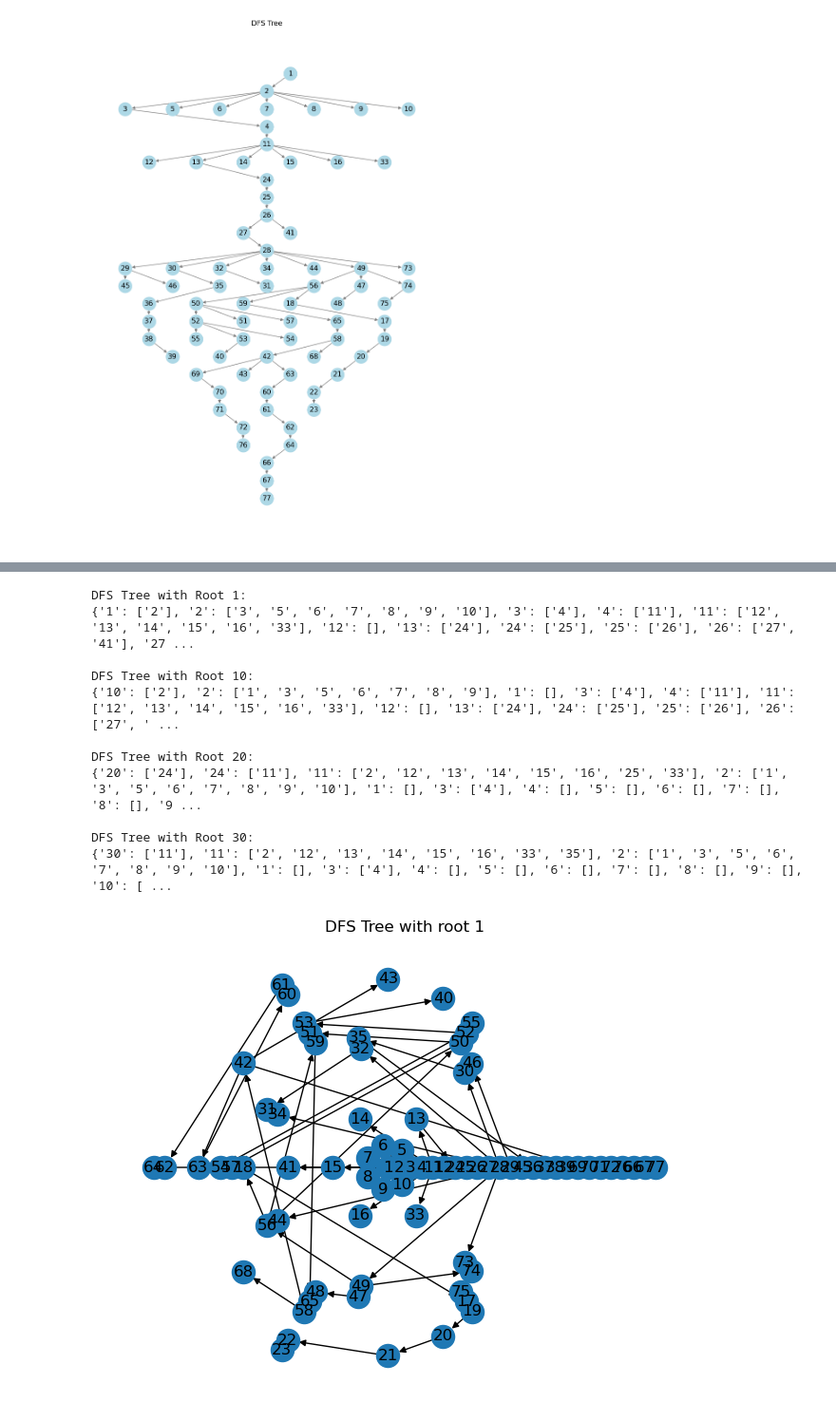
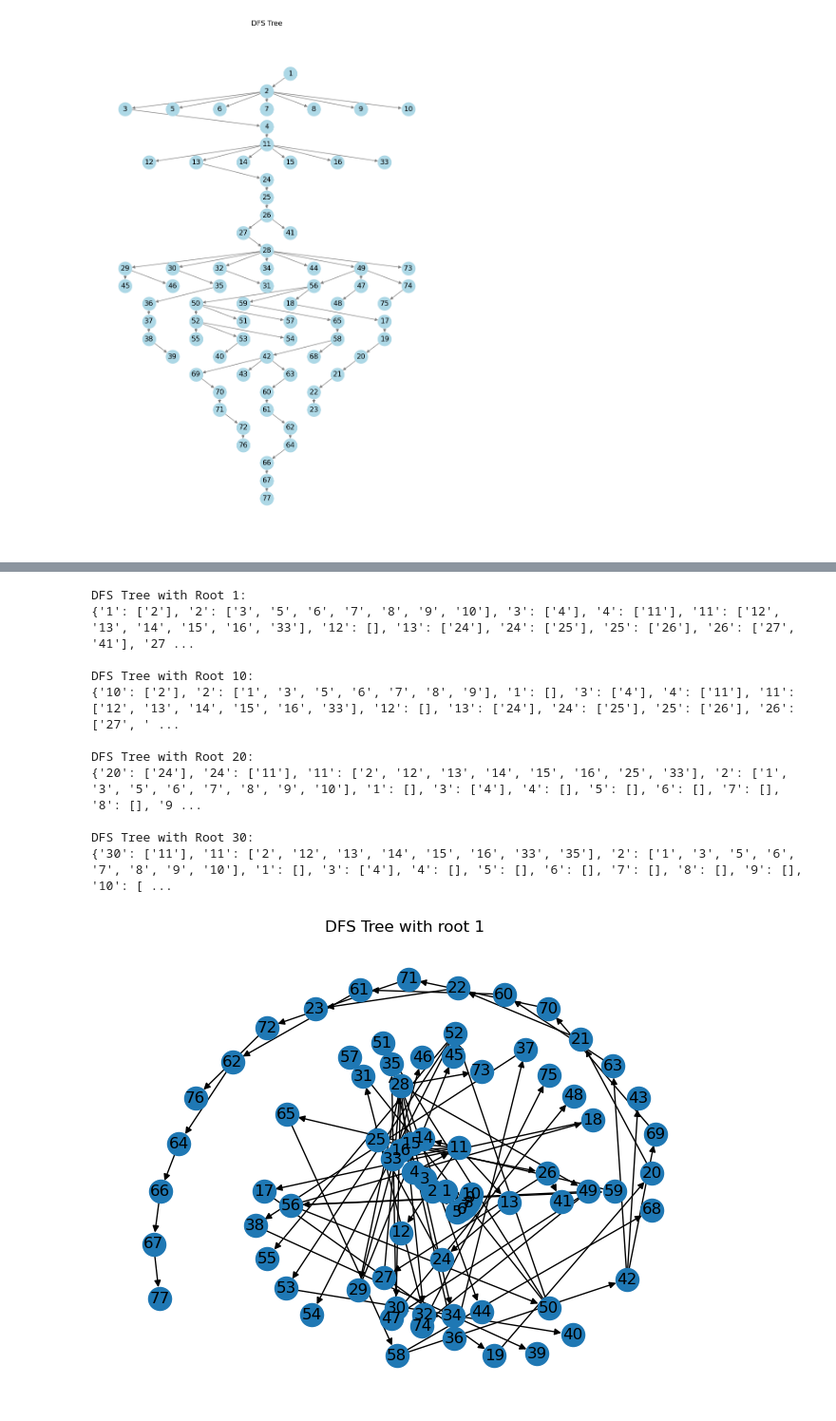
Before and after one commit to mauro-vb/graph-visualization-project, a Jupyter notebook: step 2.ipynb, the cells around one changed output, grey strips where cells are left out. Shown at 95% size. Saved outputs shown, nothing was run; the diff lists cells and outputs as text; code cells hidden in the pictures.

Commit message:
radial layout corrected

```diff
--- a/step 2.ipynb
+++ b/step 2.ipynb
@@ -162,28 +236,26 @@ plt.show()
 # %%
-# Convert the DFS tree into a NetworkX DiGraph object
 dfs_tree_graph = nx.DiGraph(dfs_tree)
 
-# Get the layout for the DFS tree
 dfs_layout = layered_tree_layout(dfs_tree, '1')
+scale = 100
+dfs_pos = radial_positions(dfs_tree, '1', dfs_layout[0], scale)
 
-# Get positions for the DFS tree
-dfs_pos = radial_positions(dfs_tree, '1', dfs_layout)
+plt.figure(figsize=(12, 12))
 
+# max_level = round(max(dfs_pos.values(), key=lambda x: (x[0]**2 + x[1]**2)**0.5)[0])
+max_level = max(dfs_layout[0].values())
+radius = (max_level + 1) * scale
 
-# Draw the DFS tree
-plt.figure(figsize=(8, 12))
-
-max_level = round(max(dfs_pos.values(), key=lambda x: (x[0]**2 + x[1]**2)**0.5)[0])
 for level in range(max_level + 1):
-    circle = plt.Circle((0, 0), level, color='gray', fill=False)
+    circle = plt.Circle((0, 0), level * scale, color='gray', fill=False)
     plt.gca().add_patch(circle)
 
 dfs_tree_graph = nx.DiGraph(dfs_tree)
-nx.draw(dfs_tree_graph, dfs_pos, with_labels=True, node_size=200, node_color='lightblue', edge_color='black')
+nx.draw(dfs_tree_graph, dfs_pos, with_labels=True, node_size=100, node_color='lightblue', edge_color='black')
 
 plt.title('DFS Tree')
-plt.xlim(-max_level-1, max_level+1)
-plt.ylim(-max_level-1, max_level+1)
-plt.gca().set_aspect('equal')
+plt.xlim(-radius, radius)
+plt.ylim(-radius, radius)
+plt.gca().set_aspect('equal', adjustable='box')
 plt.show()
 # %% [output]
@@ -319,31 +419,31 @@ plt.show()
 # %%
 
 roots = ['1', '10', '20', '30']  # Example root nodes
 for root in roots:
     dfs_tree, _ = dfs(adjacency_list, root)
     print(f"\nDFS Tree with Root {root}:")
     print(dfs_tree)
-
+scale = 100
 # Code for generating multiple DFS spanning trees with different roots
 roots = ['1', '10', '20', '30']  # example root nodes
 for root in roots:
     dfs_tree, dfs_order = dfs(adjacency_list, root)
     dfs_layout = layered_tree_layout(dfs_tree, root)
-    dfs_pos = radial_positions(dfs_tree, root, dfs_layout)
+    dfs_pos = radial_positions(dfs_tree, root, dfs_layout[0], scale)
     plt.figure()
     nx.draw(nx.DiGraph(dfs_tree), dfs_pos, with_labels=True)
     plt.title(f'DFS Tree with root {root}')
     plt.show()
 # %% [output]
 DFS Tree with Root 1:
 {'1': ['2'], '2': ['3', '5', '6', '7', '8', '9', '10'], '3': ['4'], '4': ['11'], '11': ['12', '13', '14', '15', '16', '33'], '12': [], '13': ['24'], '24': ['25'], '25': ['26'], '26': ['27', '41'], '27 ...
 
 DFS Tree with Root 10:
 {'10': ['2'], '2': ['1', '3', '5', '6', '7', '8', '9'], '1': [], '3': ['4'], '4': ['11'], '11': ['12', '13', '14', '15', '16', '33'], '12': [], '13': ['24'], '24': ['25'], '25': ['26'], '26': ['27', ' ...
 
 DFS Tree with Root 20:
 {'20': ['24'], '24': ['11'], '11': ['2', '12', '13', '14', '15', '16', '25', '33'], '2': ['1', '3', '5', '6', '7', '8', '9', '10'], '1': [], '3': ['4'], '4': [], '5': [], '6': [], '7': [], '8': [], '9 ...
 
 DFS Tree with Root 30:
 {'30': ['11'], '11': ['2', '12', '13', '14', '15', '16', '33', '35'], '2': ['1', '3', '5', '6', '7', '8', '9', '10'], '1': [], '3': ['4'], '4': [], '5': [], '6': [], '7': [], '8': [], '9': [], '10': [ ...
-[figure, old version]
+[figure, new version]
```
Also changed, not shown: parts of 7 cells of this notebook.
